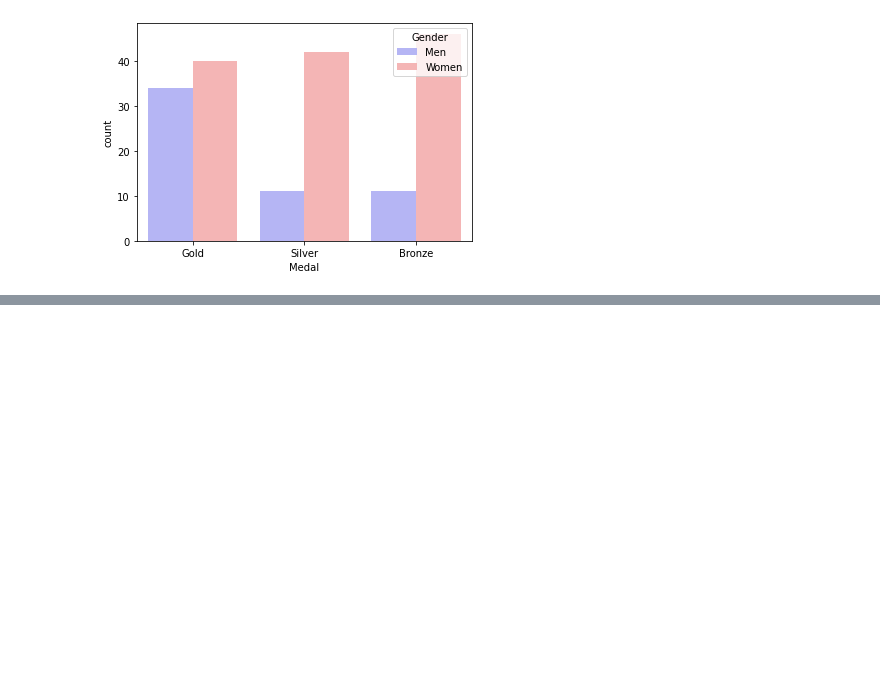
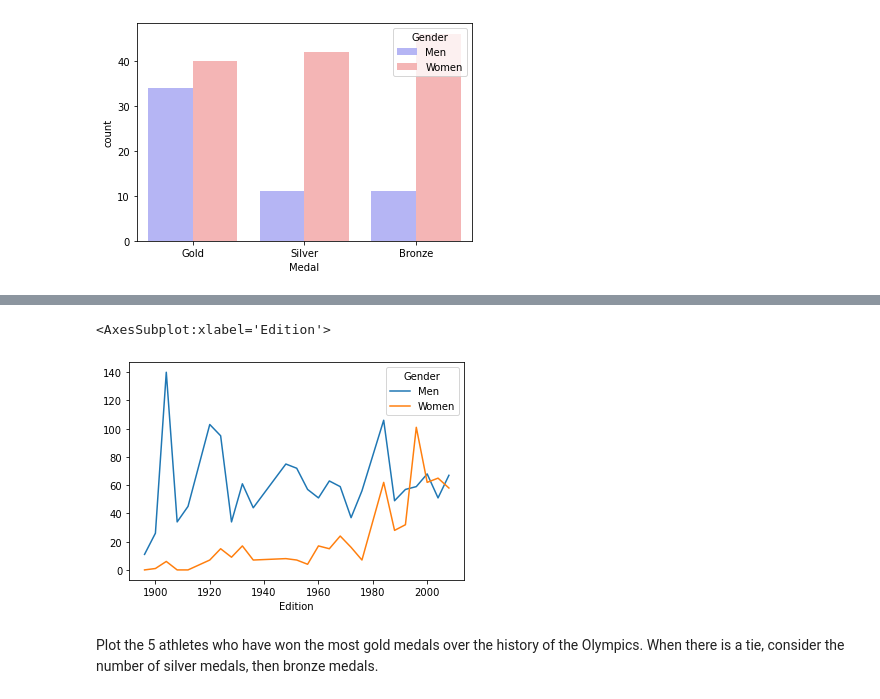
Before and after one commit to ArashSadeghiBablan/Trainings_Python, a Jupyter notebook: Pandas_Essential_Training.ipynb, the cells around one changed output, grey strips where cells are left out. Cells and saved outputs as stored; diff of their text form; code cells hidden in the pictures; blank space fills up the shorter version.

```diff
--- a/Pandas_Essential_Training.ipynb
+++ b/Pandas_Essential_Training.ipynb
@@ -443,0 +1010,6 @@ sns.countplot(x='Medal', data = df_china2008, hue= 'Gender', palette='bwr',order
+# %%
+from matplotlib.pyplot import fill
+
+
+df_usag = olympics[(olympics.Medal == 'Gold') & (olympics.NOC == 'USA')]#[['Edition','Gender','NOC','Medal']]
+df_usag.groupby(['Edition','Gender']).size().unstack('Gender',fill_value=0)
@@ -443,0 +1035,7 @@ sns.countplot(x='Medal', data = df_china2008, hue= 'Gender', palette='bwr',order
+# %%
+df_usag.groupby(['Edition','Gender']).size().unstack('Gender',fill_value=0).plot()
+# %% [output]
+<AxesSubplot:xlabel='Edition'>
+[figure, added]
+# %% [markdown]
+Plot the 5 athletes who have won the most gold medals over the history of the Olympics. When there is a tie, consider the number of silver medals, then bronze medals.
```
Also changed, not shown: parts of 90 cells of this notebook.
